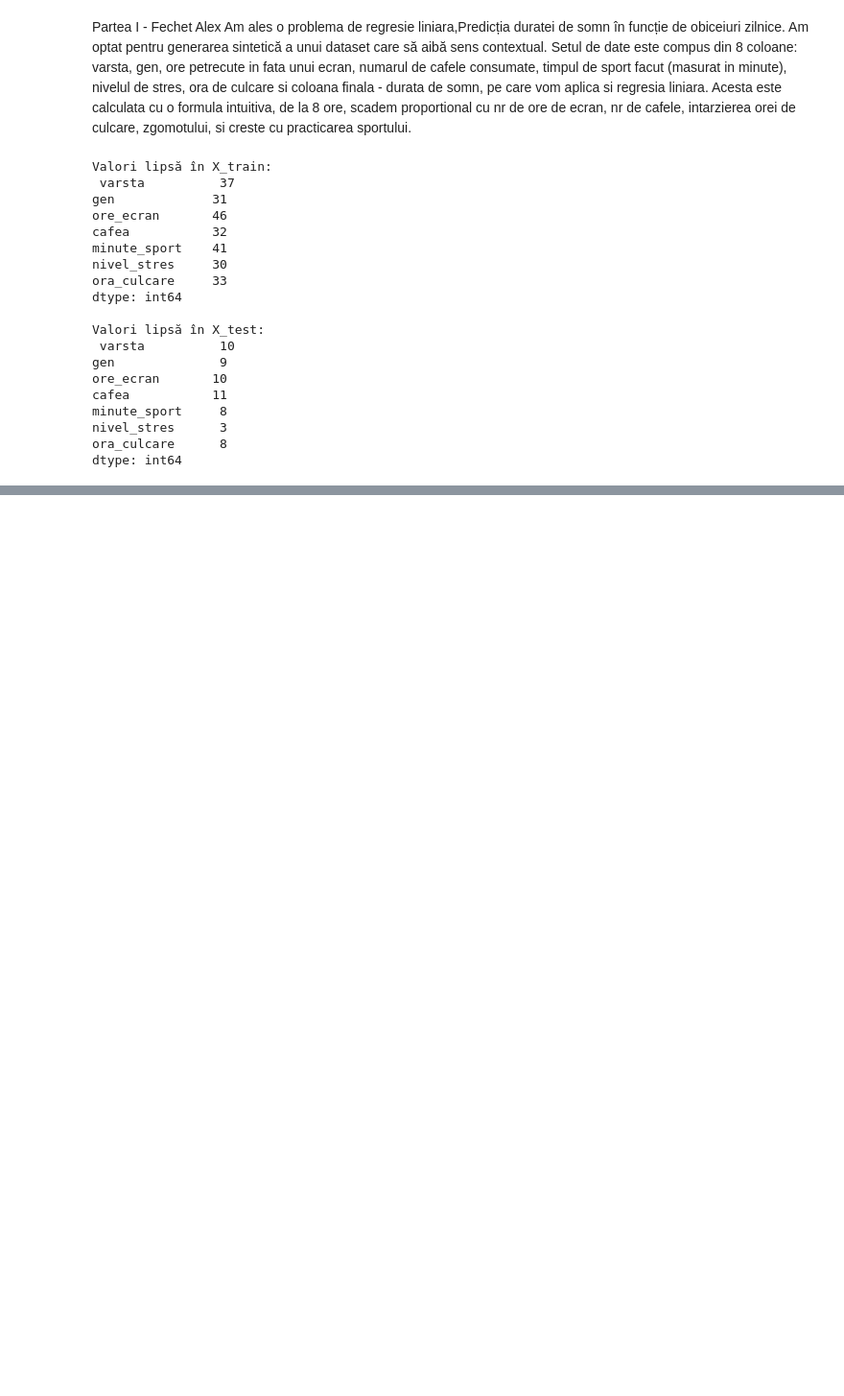
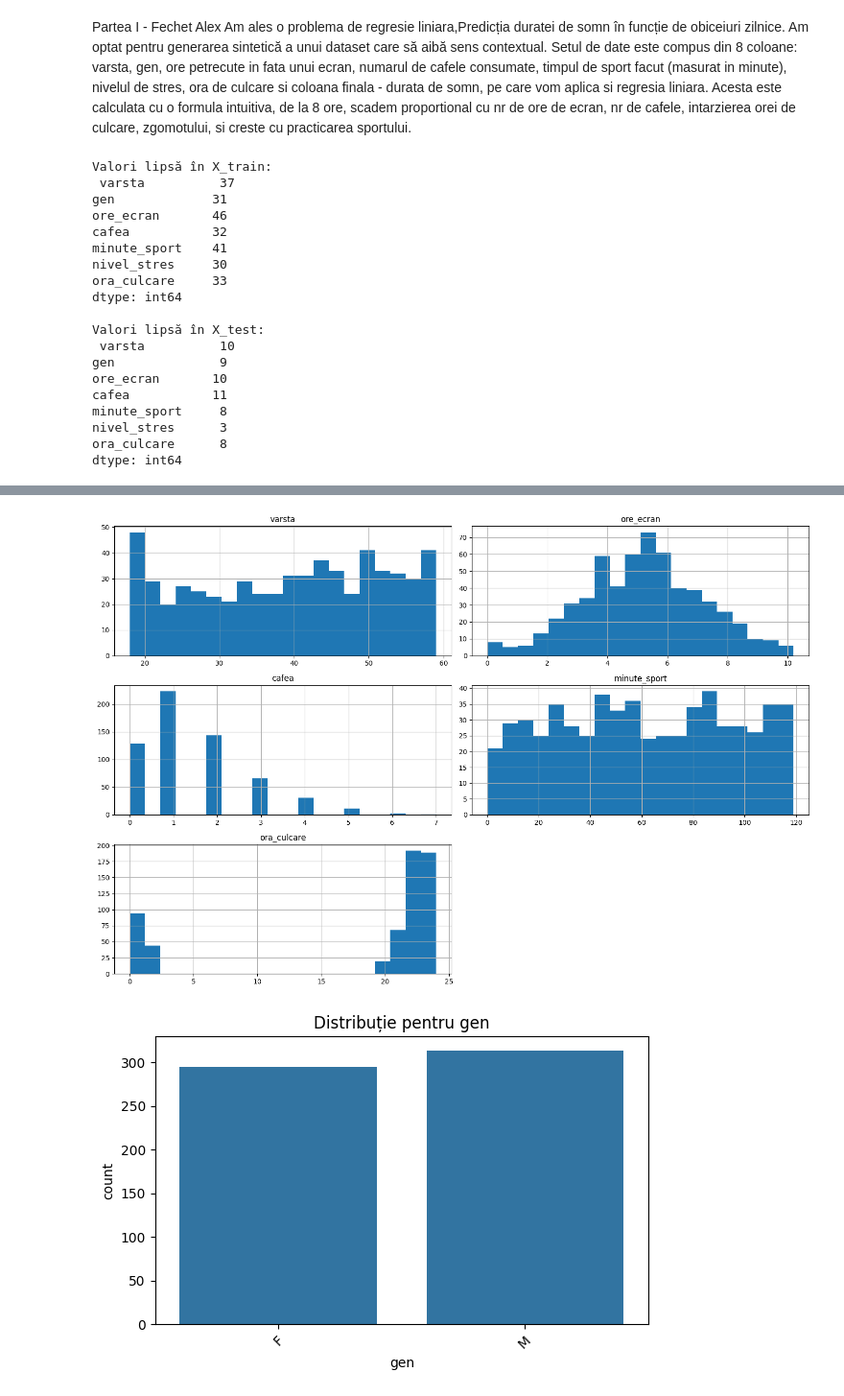
Before and after one commit to alexf05/pclp3, a Jupyter notebook: TEMA.ipynb, the cells around one changed output, grey strips where cells are left out. Shown: that part at 96% size. Drawn from its saved outputs; the diff is of its cells as text; code cells hidden in the pictures; blank space fills up the shorter version.

```diff
--- a/TEMA.ipynb
+++ b/TEMA.ipynb
@@ -112,50 +143,20 @@ dtype: int64
 # %%
+import seaborn as sns
+import matplotlib.pyplot as plt
 
+# Histograme pentru numerice
+X_train.select_dtypes(include=['int64', 'float64']).hist(bins=20, figsize=(15, 10))
+plt.tight_layout()
+plt.show()
 
-# import seaborn as sns
-# import matplotlib.pyplot as plt
-
-# # Histograme pentru numerice
-# X_train.select_dtypes(include=['int64', 'float64']).hist(bins=20, figsize=(15, 10))
-# plt.tight_layout()
-# plt.show()
-
-# # Countplot pentru categorice (exemplu)
-# for col in X_train.select_dtypes(include=['object']).columns:
-#     plt.figure(figsize=(6, 4))
-#     sns.countplot(data=X_train, x=col)
-#     plt.title(f"Distribuție pentru {col}")
-#     plt.xticks(rotation=45)
-#     plt.tight_layout()
-#     plt.show()
-
-# # Boxplot pentru fiecare coloană numerică
-# for col in X_train.select_dtypes(include=['int64', 'float64']).columns:
-#     plt.figure(figsize=(6, 4))
-#     sns.boxplot(x=X_train[col])
-#     plt.title(f"Boxplot pentru {col}")
-#     plt.show()
-
-
-# corr = X_train.select_dtypes(include=['int64', 'float64']).corr()
-
-# plt.figure(figsize=(10, 8))
-# sns.heatmap(corr, annot=True, cmap='coolwarm')
-# plt.title("Matrice de corelații")
-# plt.show()
-
-
-# # Violin plot pentru numerică vs target
-# for col in X_train.select_dtypes(include=['int64', 'float64']).columns:
-#     plt.figure(figsize=(6, 4))
-#     sns.violinplot(x=y_train, y=X_train[col])
-#     plt.title(f"Distribuția {col} în funcție de target")
-#     plt.show()
-
-
-# # Scatter plot între fiecare coloană și target
-# for col in X_train.select_dtypes(include=['int64', 'float64']).columns:
-#     plt.figure(figsize=(6, 4))
-#     sns.scatterplot(x=X_train[col], y=y_train)
-#     plt.title(f"Relație {col} - target")
-#     plt.show()
+# Countplot pentru categorice (exemplu)
+for col in X_train.select_dtypes(include=['object']).columns:
+    plt.figure(figsize=(6, 4))
+    sns.countplot(data=X_train, x=col)
+    plt.title(f"Distribuție pentru {col}")
+    plt.xticks(rotation=45)
+    plt.tight_layout()
+    plt.show()
+# %% [output]
+[figure, added]
+[figure, added]
```
Also changed, not shown: parts of 8 cells of this notebook.
